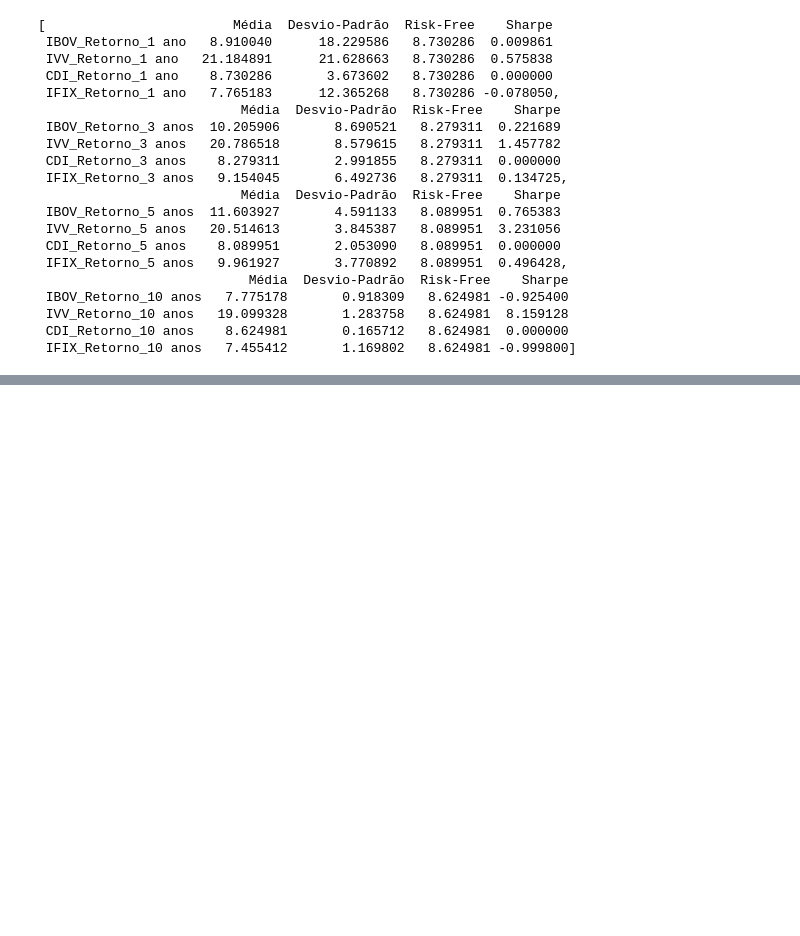
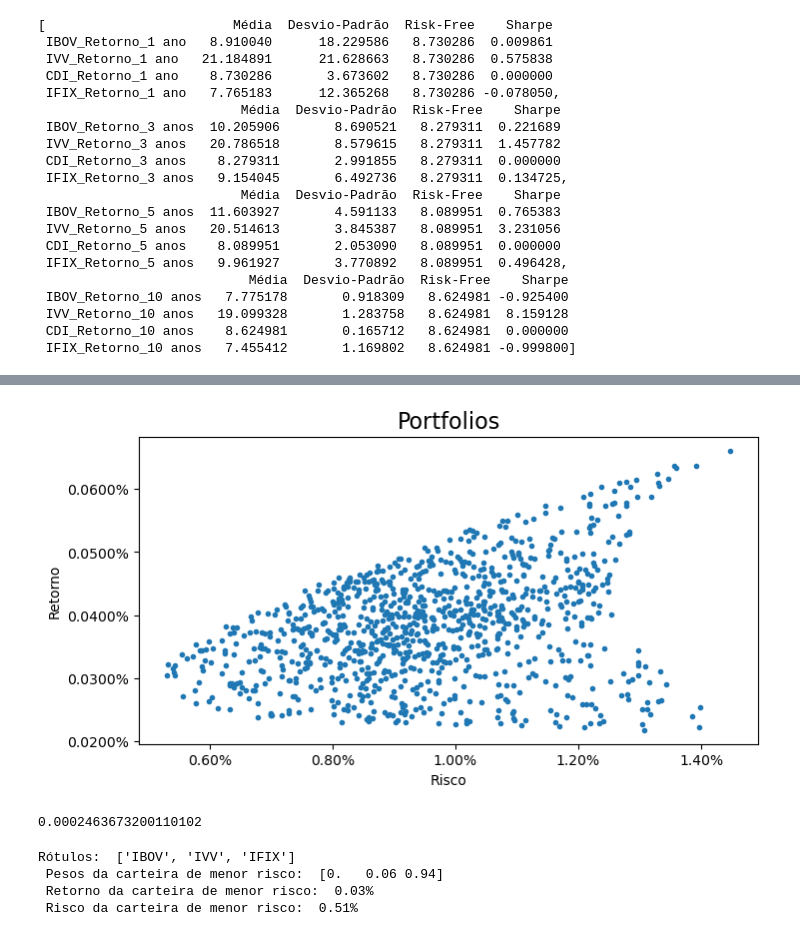
Before and after one commit to paulinhok14/Asset-Allocation, a Jupyter notebook: Asset Allocation.ipynb, the cells around one changed output, grey strips where cells are left out. Drawn from its saved outputs; the diff is of its cells as text; code cells hidden in the pictures; blank space fills up the shorter version.

```diff
--- a/Asset Allocation.ipynb
+++ b/Asset Allocation.ipynb
@@ -263,0 +230,9 @@ plt.show()
+# %%
+# Calculando retornos, volatilidade e covariancia logarítmicos
+daily_returns_all_classes_log = np.log(all_classes_return/all_classes_return.shift(1)).fillna(0)
+daily_returns_all_classes_log= daily_returns_all_classes_log.drop('CDI', axis=1) ########### Linha teste
+daily_returns_all_classes_log_avg = daily_returns_all_classes_log.mean()
+daily_returns_all_classes_log_stddev = daily_returns_all_classes_log.std()
+daily_returns_all_classes_log_cov = daily_returns_all_classes_log.cov() # Matriz de Covariância
+
+daily_returns_all_classes_log
@@ -313,0 +300,44 @@ fig.show()
+# %%
+# Geração dos portfolios
+n_portfolios = 1000
+
+p_ret=[]
+p_vol=[]
+p_pesos=[]
+
+n_ativos=len(daily_returns_all_classes_log.columns) # Quantidade de ativos
+
+for portfolios in range(n_portfolios):
+    pesos=np.random.random(n_ativos) # Pesos aleatórios
+    pesos=pesos/np.sum(pesos) # Pesos que somam 1
+    p_pesos.append(pesos)
+
+    returns=np.dot(pesos, daily_returns_all_classes_log_avg) # Retornos
+    p_ret.append(returns)
+
+    var=daily_returns_all_classes_log_cov.mul(pesos, axis=0).mul(pesos, axis=1).sum().sum() # Covariância
+    dp=np.sqrt(var) # Desvio-Padrão
+    p_vol.append(dp)
+
+p_ret=np.array(p_ret)
+p_vol=np.array(p_vol)
+dados={'Retorno': p_ret, 'Risco': p_vol}
+portfolios=pd.DataFrame(dados)
+#portfolios
+# %%
+# Gráfico de Portfolios
+plt.figure(figsize=(8,4))
+plt.scatter(portfolios['Risco'], portfolios['Retorno'], marker='.')
+plt.title('Portfolios', fontsize=16)
+plt.xlabel('Risco')
+plt.ylabel('Retorno')
+plt.gca().yaxis.set_major_formatter(mtick.PercentFormatter(xmax=1.0))
+plt.gca().xaxis.set_major_formatter(mtick.PercentFormatter(xmax=1.0))
+# %% [output]
+[figure, added]
+# %%
+# Portfolios com Sharpe
+risk_free_tx = daily_returns_all_classes_log_avg[2]
+risk_free_tx
+# %% [output]
+0.0002463673200110102
@@ -313,0 +364,18 @@ fig.show()
+# %%
+# Otimização da Carteira
+otim_menor_vol=sco.optimize.minimize(port_vol, pesos_i, method='SLSQP', bounds=bnds, constraints=restri)
+
+# Pesos otimizados com menor risco
+peso_otimo = otim_menor_vol['x'].round(2)
+ret_otimo = port_ret(otim_menor_vol['x'])
+vol_otimo = port_vol(otim_menor_vol['x'])
+
+print('Rótulos: ', daily_returns_all_classes_log.columns.to_list(), '\n',
+     'Pesos da carteira de menor risco: ', peso_otimo, '\n',
+     'Retorno da carteira de menor risco: ', '{:.2%}'.format(ret_otimo), '\n',
+     'Risco da carteira de menor risco: ', '{:.2%}'.format(vol_otimo))
+# %% [output]
+Rótulos:  ['IBOV', 'IVV', 'IFIX']
+ Pesos da carteira de menor risco:  [0.   0.06 0.94]
+ Retorno da carteira de menor risco:  0.03%
+ Risco da carteira de menor risco:  0.51%
```
Also changed, not shown: parts of 26 cells of this notebook.
